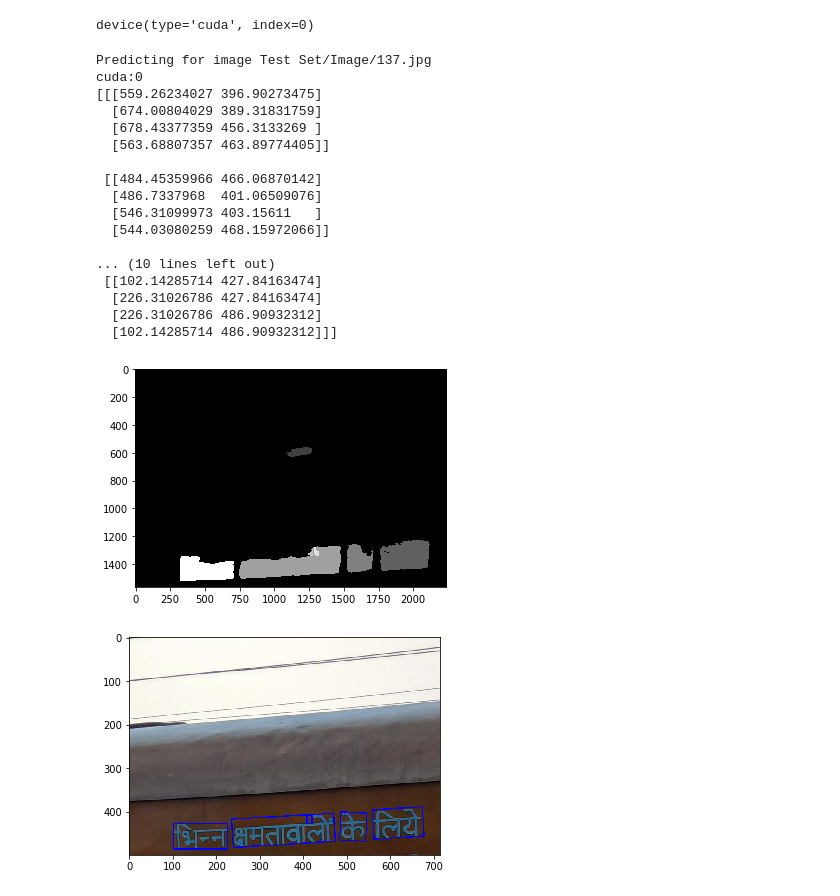
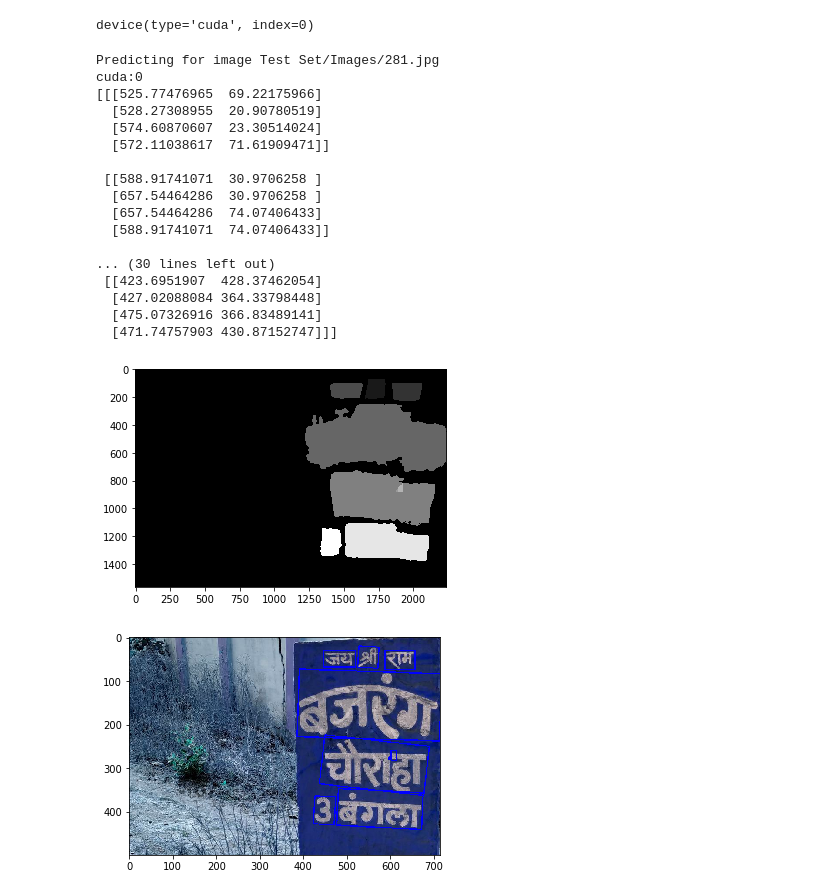
Before and after one commit to kavyajeetbora/PSENet.pytorch, a Jupyter notebook: PSENet_predict.ipynb, the cells around one changed output. Saved outputs shown, nothing was run; the diff lists cells and outputs as text; code cells hidden in the pictures.

```diff
--- a/PSENet_predict.ipynb
+++ b/PSENet_predict.ipynb
@@ -132,6 +132,7 @@ def predict(net, img: str, device,long_size: int = 2240, scale=1):
     t = time.time() - start
   return preds, boxes_list, t
 # %%
+import time
 import config
 import cv2
 from models import PSENet
@@ -141,58 +142,58 @@ from utils.utils import show_img, draw_bbox
 
 os.environ['CUDA_VISIBLE_DEVICES'] = str('2')
 
-model_path = '/content/drive/My Drive/PSENet/PSENet_resnet18.pth'
+model_path = '/content/drive/My Drive/PSENet_2/PSENet_resnet50.pth'
 
 # model_path = 'output/psenet_icd2015_new_loss/final.pth'
-image_root = 'Test Set/Image'
-annotation_root = 'Test Set/Annotation'
+image_root = 'Test Set/Images'
+annotation_root = 'Test Set/Annotations'
 
 Images = os.listdir(image_root)
 Labels = os.listdir(annotation_root)
 image_id = Images[np.random.randint(1,len(Images)+1)].split('.jpg')[0]
 
 img_path = image_root+os.sep+'{}.jpg'.format(image_id)
 label_path = annotation_root+os.sep+'{}.txt'.format(image_id)
 
 print('Predicting for image',img_path)
 
 label = _get_annotation(label_path)
 
 # 初始化网络
-net = PSENet(backbone='resnet18', pretrained=False, result_num=config.n)
+net = PSENet(backbone='resnet50', pretrained=False, result_num=config.n)
 device = torch.device("cuda:0" if torch.cuda.is_available() else "cpu")
 print(device)
 state_dict = torch.load(model_path, map_location=device)
 net.load_state_dict(state_dict)
 net = net.to(device)
 # for i in range(100):
 #     models.predict(img_path)
 preds, boxes_list,t = predict(net,img_path,device)
 print(boxes_list)
 show_img(preds)
 img = draw_bbox(img_path, boxes_list, color=(0, 0, 255))
 cv2.imwrite('result.jpg', img)
 # img = draw_bbox(img, label,color=(0,0,255))
 show_img(img, color=True)
 
 plt.show()
 # %% [output]
-Predicting for image Test Set/Image/137.jpg
+Predicting for image Test Set/Images/281.jpg
 cuda:0
-[[[559.26234027 396.90273475]
-  [674.00804029 389.31831759]
-  [678.43377359 456.3133269 ]
-  [563.68807357 463.89774405]]
+[[[525.77476965  69.22175966]
+  [528.27308955  20.90780519]
+  [574.60870607  23.30514024]
+  [572.11038617  71.61909471]]
 
- [[484.45359966 466.06870142]
-  [486.7337968  401.06509076]
-  [546.31099973 403.15611   ]
-  [544.03080259 468.15972066]]
+ [[588.91741071  30.9706258 ]
+  [657.54464286  30.9706258 ]
+  [657.54464286  74.07406433]
+  [588.91741071  74.07406433]]
 
-... (10 lines left out)
- [[102.14285714 427.84163474]
-  [226.31026786 427.84163474]
-  [226.31026786 486.90932312]
-  [102.14285714 486.90932312]]]
+... (30 lines left out)
+ [[423.6951907  428.37462054]
+  [427.02088084 364.33798448]
+  [475.07326916 366.83489141]
+  [471.74757903 430.87152747]]]
-[figure, old version]
+[figure, new version]
-[figure, old version]
+[figure, new version]
```
Also changed, not shown: parts of 4 cells of this notebook.
